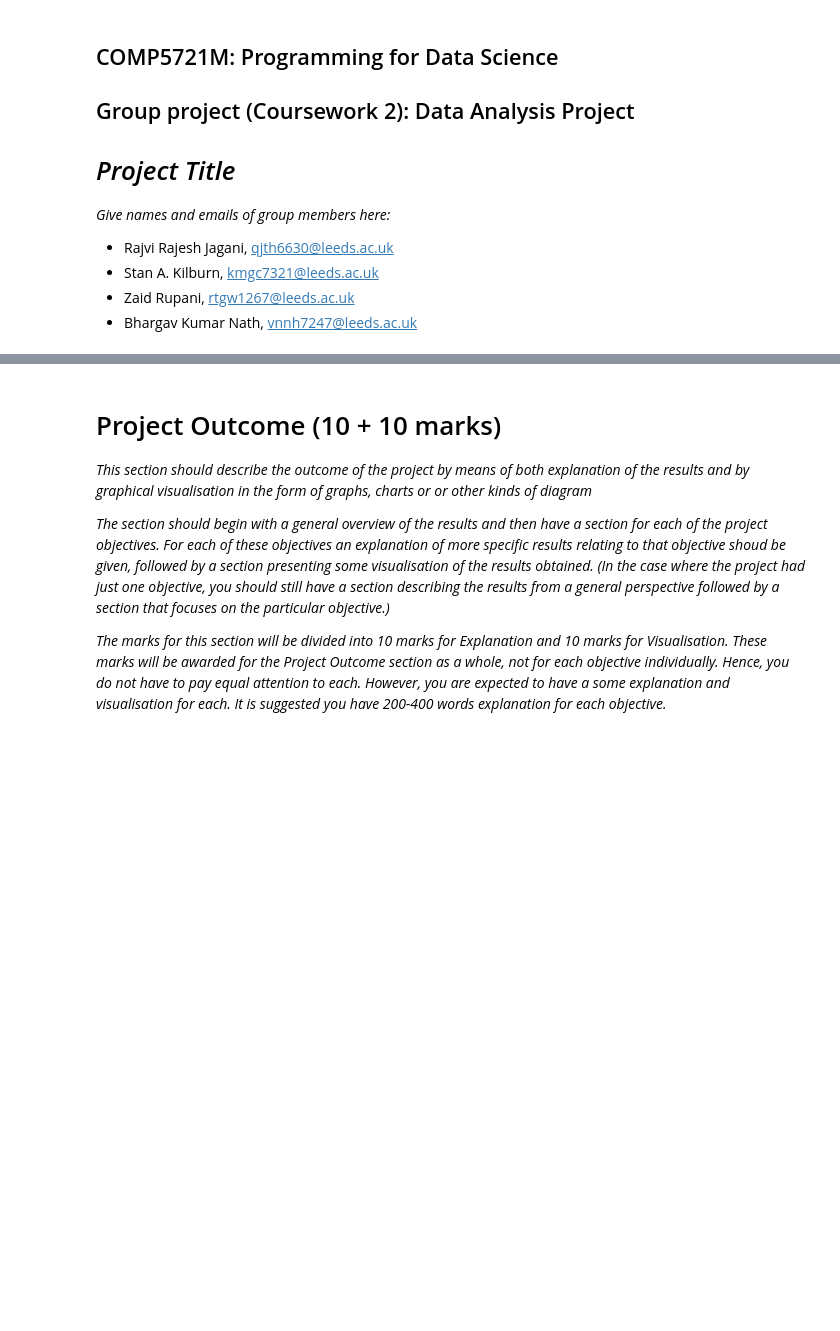
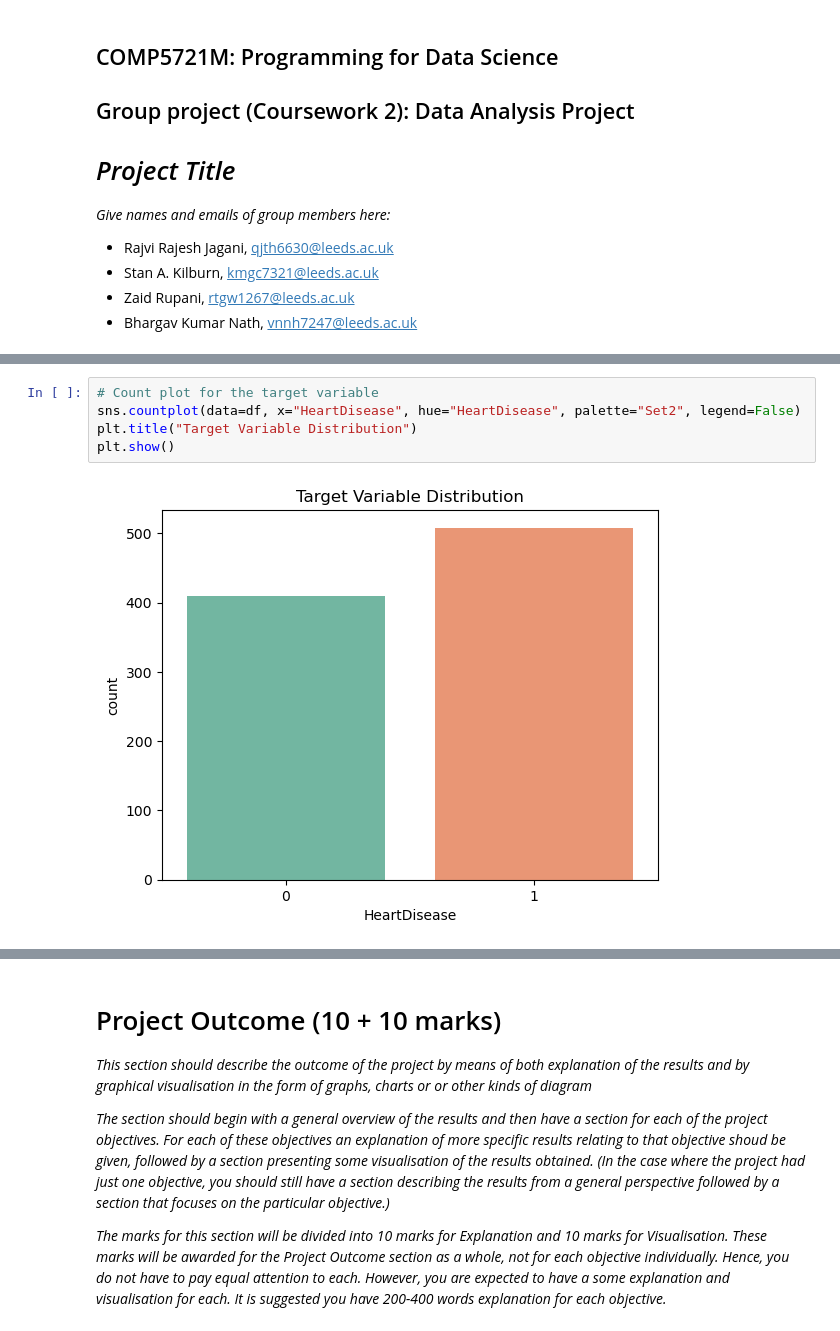
Before and after one commit to BhargavKumarNath/Heart_Failure_Prediction, a Jupyter notebook: Group project.ipynb, the cells around one changed output, grey strips where cells are left out. Cells and saved outputs as stored; diff of their text form; blank space fills up the shorter version.

```diff
--- a/Group project.ipynb
+++ b/Group project.ipynb
@@ -278,0 +296,7 @@ do not exceed the maximum number of lines stated above._
+# %%
+# Count plot for the target variable
+sns.countplot(data=df, x="HeartDisease", hue="HeartDisease", palette="Set2", legend=False)
+plt.title("Target Variable Distribution")
+plt.show()
+# %% [output]
+[figure, added]
```
Also changed, not shown: parts of 39 cells of this notebook.
